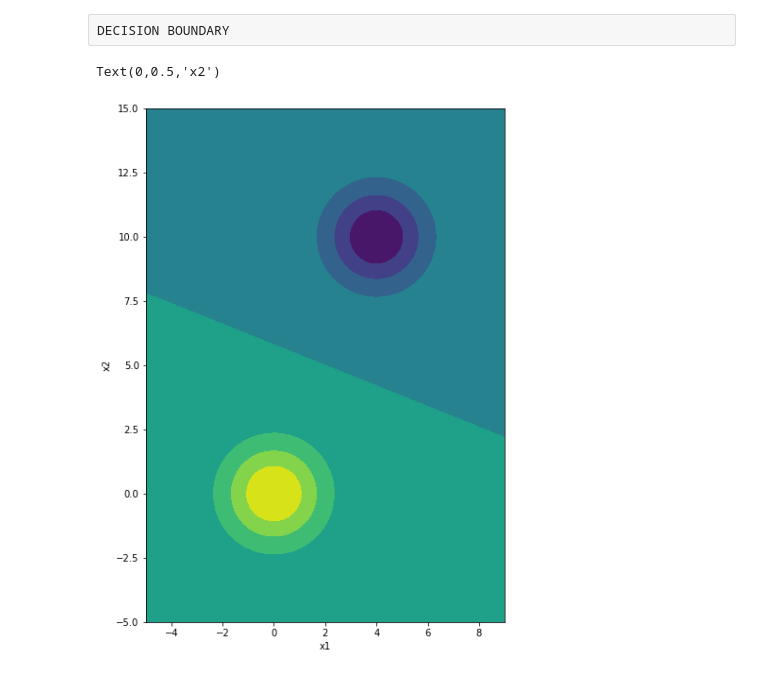
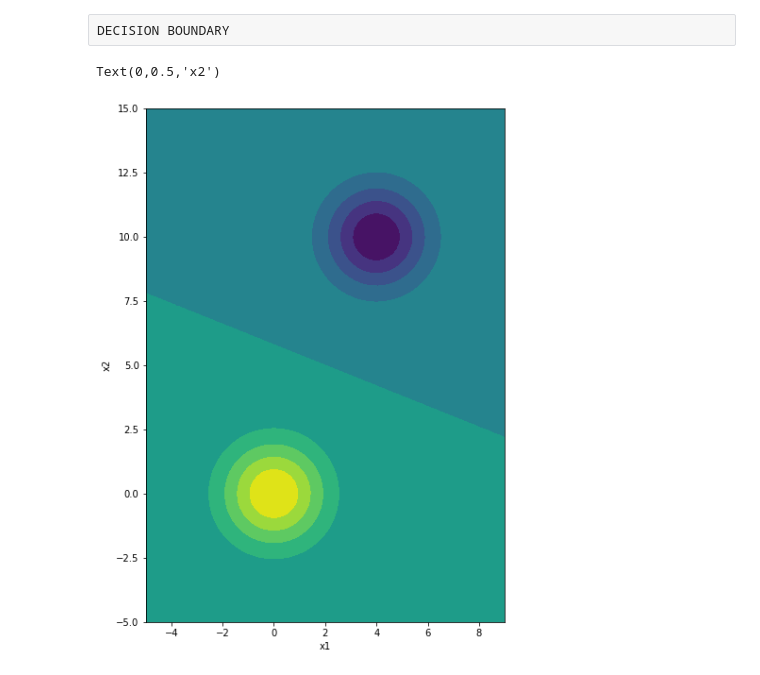
Before and after one commit to bhavi289/Plotting-Multivariate-Normal-Distribution, a Jupyter notebook: MultivariateNormalDistribution.ipynb, the cells around one changed output. Saved outputs shown, nothing was run; the diff lists cells and outputs as text; code cells hidden in the pictures.

```diff
--- a/MultivariateNormalDistribution.ipynb
+++ b/MultivariateNormalDistribution.ipynb
@@ -88,10 +93,10 @@ DECISION BOUNDARY
 # %%
 fig = plt.figure(figsize=(10, 10))
 ax = plt.axes(aspect='equal')
-ax.contourf(X, Y, Z1-Z2)
+ax.contourf(X, Y, Z1-Z2, 10, linewidths=0.5)
 
 ax.set_xlabel('x1')
 ax.set_ylabel('x2')
 # %% [output]
 Text(0,0.5,'x2')
-[figure, old version]
+[figure, new version]
```
Also changed, not shown: parts of 1 cell of this notebook, 1 other file.
